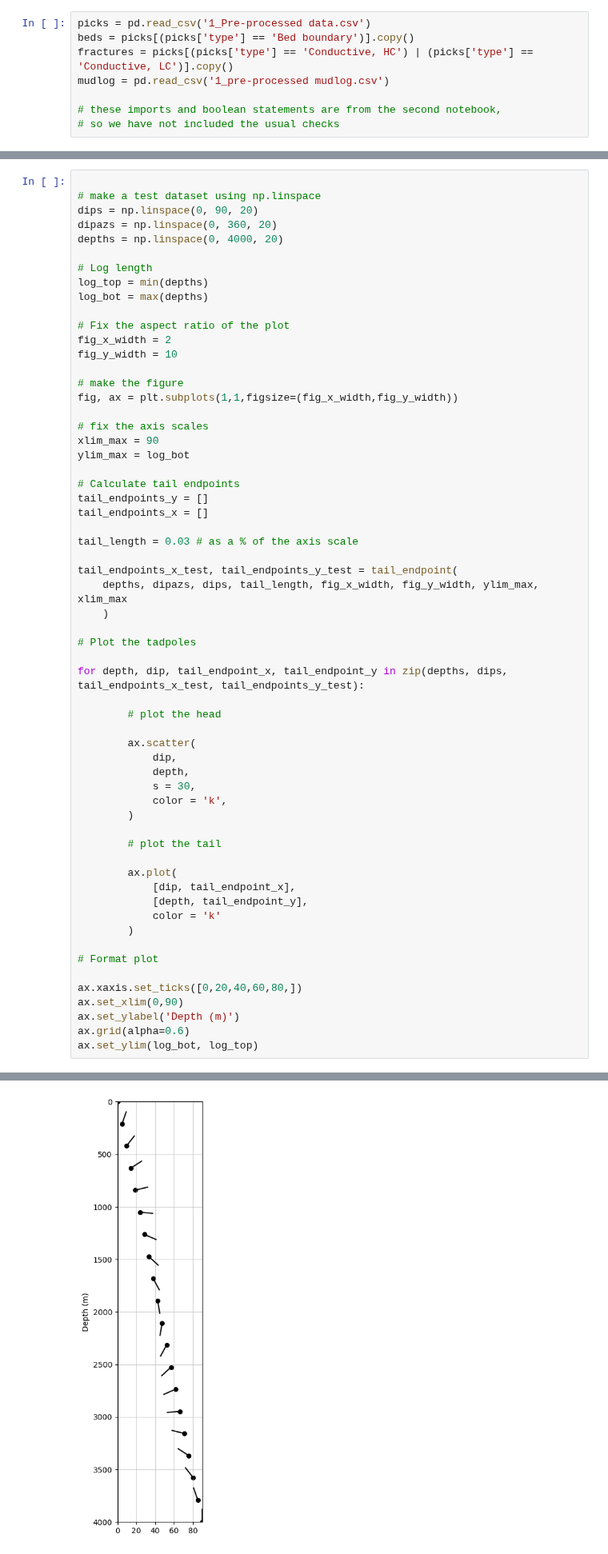
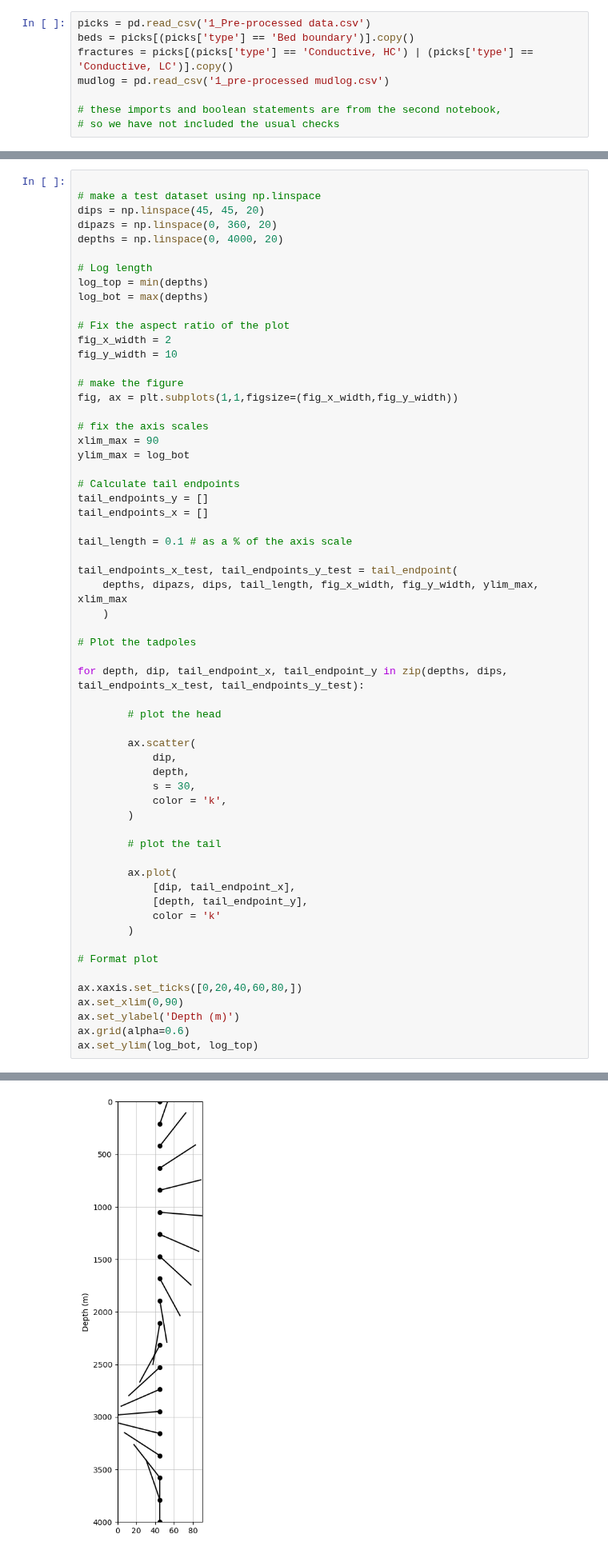
Before and after one commit to ICWallis/borehole-image-analysis-with-python, a Jupyter notebook: 6_Tadpole plot.ipynb, the cells around one changed output, grey strips where cells are left out. Shown at 80% size. Cells and saved outputs as stored; diff of their text form.

```diff
--- a/6_Tadpole plot.ipynb
+++ b/6_Tadpole plot.ipynb
@@ -56,7 +56,7 @@ def tail_endpoint(depths, dipazs, dips, tail_length, fig_x_width, fig_y_width, y
 # %%
 
 # make a test dataset using np.linspace
-dips = np.linspace(0, 90, 20)
+dips = np.linspace(45, 45, 20)
 dipazs = np.linspace(0, 360, 20)
 depths = np.linspace(0, 4000, 20)
 
@@ -79,7 +79,7 @@ ylim_max = log_bot
 tail_endpoints_y = []
 tail_endpoints_x = []
 
-tail_length = 0.03 # as a % of the axis scale
+tail_length = 0.1 # as a % of the axis scale
 
 tail_endpoints_x_test, tail_endpoints_y_test = tail_endpoint(
     depths, dipazs, dips, tail_length, fig_x_width, fig_y_width, ylim_max, xlim_max
@@ -88,34 +88,34 @@ tail_endpoints_x_test, tail_endpoints_y_test = tail_endpoint(
 # Plot the tadpoles
 
 for depth, dip, tail_endpoint_x, tail_endpoint_y in zip(depths, dips, tail_endpoints_x_test, tail_endpoints_y_test):
 
         # plot the head
 
         ax.scatter(
             dip,
             depth,
             s = 30,
             color = 'k',
         )
 
         # plot the tail
 
         ax.plot(
             [dip, tail_endpoint_x],
             [depth, tail_endpoint_y],
             color = 'k'
         )
 
 # Format plot
 
 ax.xaxis.set_ticks([0,20,40,60,80,])
 ax.set_xlim(0,90)
 ax.set_ylabel('Depth (m)')
 ax.grid(alpha=0.6)
 ax.set_ylim(log_bot, log_top)
 # %% [output]
 (4000.0, 0.0)
-[figure, old version]
+[figure, new version]
 # %%
 # The tadpole tails are different lengths when I use the "real" data
 # I can't see why this would be the case - the function is the same and the variables passed in are also the same
```
Also changed, not shown: parts of 1 cell of this notebook.
